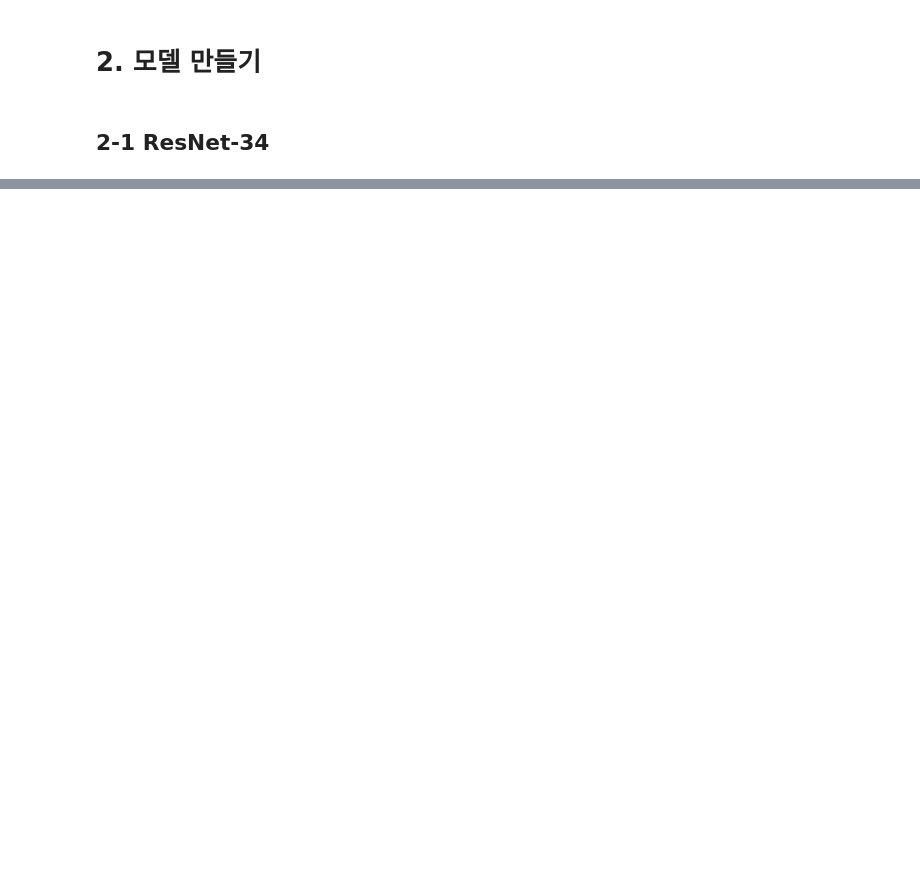
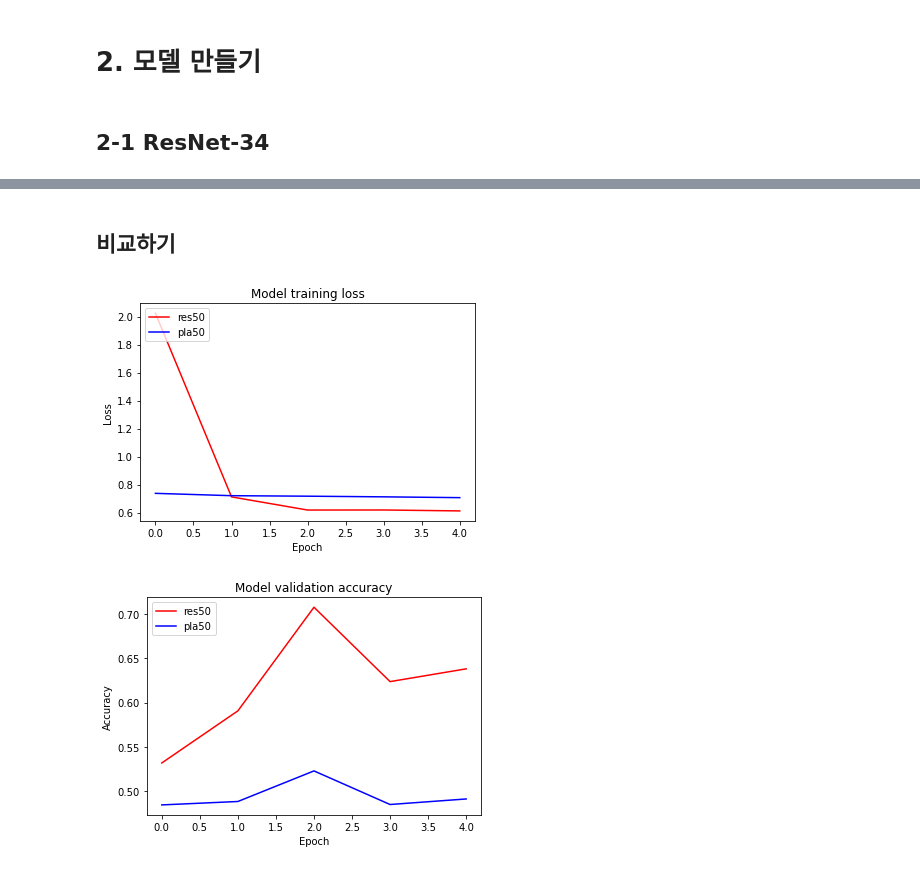
Before and after one commit to Jenny-Jo/aiffel1, a Jupyter notebook: resnet_project.ipynb, the cells around one changed output, grey strips where cells are left out. Saved outputs shown, nothing was run; the diff lists cells and outputs as text; code cells hidden in the pictures; blank space fills up the shorter version.

```diff
--- a/resnet_project.ipynb
+++ b/resnet_project.ipynb
@@ -281,0 +469,2 @@ resnet_50.summary()
+# %%
+INPUT_SHAPE = (224, 224, 3)
@@ -281,0 +580,16 @@ resnet_50.summary()
+# %%
+resnet_50.compile(
+    loss='binary_crossentropy',
+    optimizer=tf.keras.optimizers.Adam(lr=0.001),
+    metrics=['accuracy'],
+)
+
+res_history_50 = resnet_50.fit(
+    ds_train,
+    steps_per_epoch=int(ds_train_len/BATCH_SIZE),
+    validation_steps=int(ds_test_len/BATCH_SIZE),
+    epochs=EPOCH,
+    validation_data=ds_valid,
+    verbose=1,
+    use_multiprocessing=True,
+)
@@ -281,0 +609,23 @@ resnet_50.summary()
+# %%
+plain_50 = build_resnet(input_shape=INPUT_SHAPE,
+    num_cnn_list=[3, 4, 6, 3],
+    channel_list=[64, 128, 256, 512],
+    num_classes=1,
+    is_50=True,
+    is_plain=True,)
+# %%
+plain_50.compile(
+    loss='binary_crossentropy',
+    optimizer=tf.keras.optimizers.Adam(lr=0.001),
+    metrics=['accuracy'],
+)
+
+pla_history_50 = plain_50.fit(
+    ds_train,
+    steps_per_epoch=int(ds_train_len/BATCH_SIZE),
+    validation_steps=int(ds_test_len/BATCH_SIZE),
+    epochs=EPOCH,
+    validation_data=ds_valid,
+    verbose=1,
+    use_multiprocessing=True,
+)
@@ -281,0 +643,8 @@ resnet_50.summary()
+# %% [markdown]
+## 비교하기
+# %%
+plot_loss_graph(res_history_50, pla_history_50, 50)
+plot_acc_graph(res_history_50, pla_history_50, 50)
+# %% [output]
+[figure, added]
+[figure, added]
```
Also changed, not shown: parts of 51 cells of this notebook.
